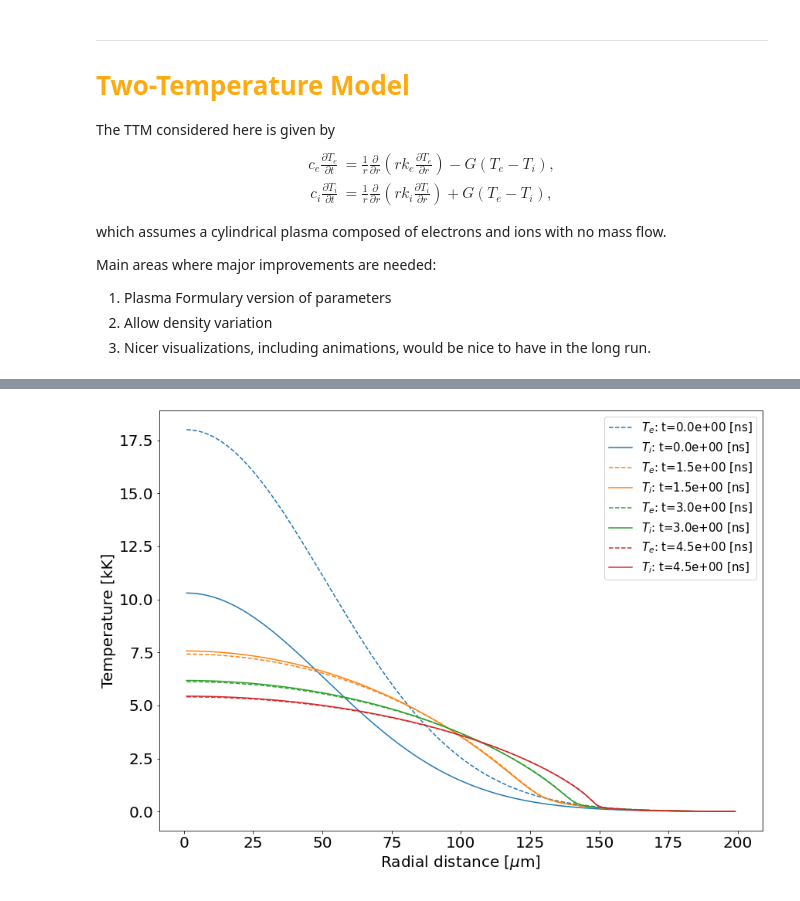
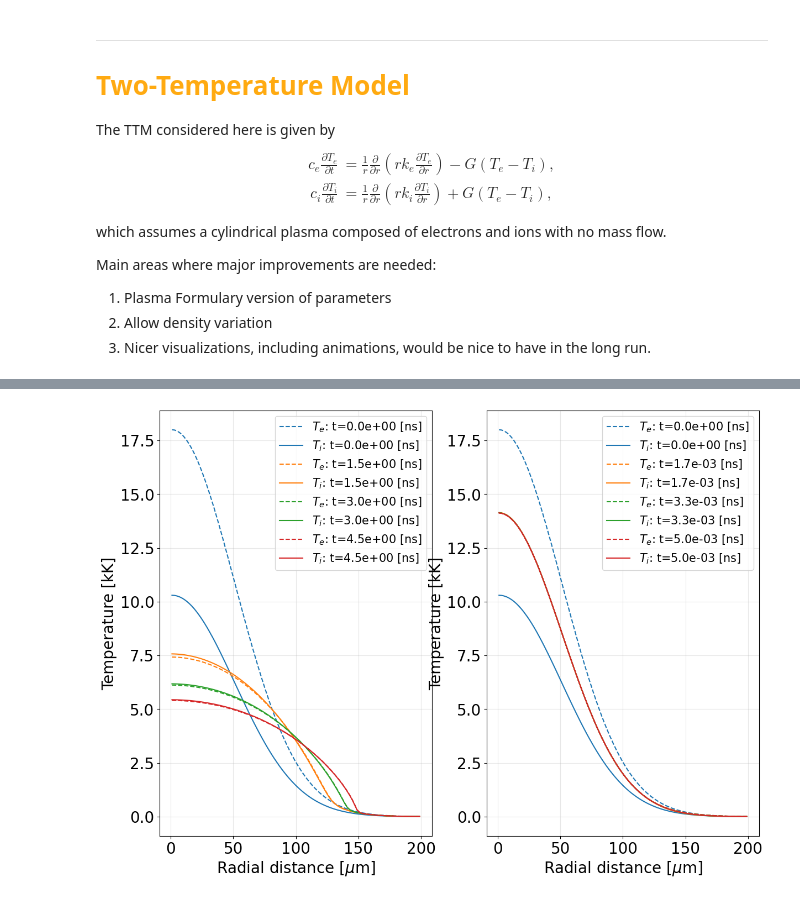
Before and after one commit to MurilloGroupMSU/Two-Temperature-Model, a Jupyter notebook: Two_Temperature_Plasma.ipynb, the cells around one changed output, grey strips where cells are left out. Saved outputs shown, nothing was run; the diff lists cells and outputs as text; code cells hidden in the pictures.

```diff
--- a/Two_Temperature_Plasma.ipynb
+++ b/Two_Temperature_Plasma.ipynb
@@ -45,24 +69,34 @@ ttm.solve_TTM(tmax=4.5e-9)
 # %%
-fig, ax = plt.subplots(figsize=(14,10),facecolor='w')
+def plot_temp_profiles(ttm, grid, plot_times = None, ax = None):
 
-plot_times = (np.linspace(0,len(ttm.t_list)*0.99,num=4,endpoint=True)).astype(int)  # Intermediate times for plotting
-# Plot temperature profiles at intermediate times
-plot_idx = 0
-for ti in plot_times:
-    t = ttm.t_list[ti]
-    ax.plot(grid.cell_centers*1e6, ttm.Te_list[ti][:-1]*1e-3, '--', color=colors[plot_idx], label=f"$T_e$: t={t*1e9:.1e} [ns]")
-    ax.plot(grid.cell_centers*1e6, ttm.Ti_list[ti][:-1]*1e-3, '-' , color=colors[plot_idx], label=f"$T_i$: t={t*1e9:.1e} [ns]")
-    plot_idx += 1
+    if plot_times is None:
+        plot_times = (np.linspace(0,len(ttm.t_list)*0.99,num=4,endpoint=True)).astype(int)  # Intermediate times for plotting
+
+    # Plot temperature profiles at intermediate times
+
+    if ax is None:
+        fig, ax = plt.subplots(figsize=(14,10),facecolor='w')
+
+    plot_idx = 0
+    for plot_idx, ti in enumerate(plot_times):
+        t = ttm_jt.t_list[ti]
+        ax.plot(grid.cell_centers*1e6, ttm.Te_list[ti][:-1]*1e-3, '--', color=colors[plot_idx], label=f"$T_e$: t={t*1e9:.1e} [ns]")
+        ax.plot(grid.cell_centers*1e6, ttm.Ti_list[ti][:-1]*1e-3, '-' , color=colors[plot_idx], label=f"$T_i$: t={t*1e9:.1e} [ns]")
+        # plot_idx += 1
 
 
-# Plot settings
-ax.set_xlabel(r"Radial distance [$\mu$m]",fontsize=20)
-ax.set_ylabel("Temperature [kK]",fontsize=20)
-ax.tick_params(labelsize=20)
-# ax.set_ylim(0,10.1)
-
-ax.legend(fontsize=15)
-plt.show()
+    # Plot settings
+    ax.set_xlabel(r"Radial distance [$\mu$m]",fontsize=20)
+    ax.set_ylabel("Temperature [kK]",fontsize=20)
+    ax.tick_params(labelsize=20)
+    # ax.set_ylim(0,10.1)
+    ax.legend(fontsize=15)
+    ax.grid(alpha = 0.3)
-# %% [output]
-[figure, removed]
+# %%
+fig, ax = plt.subplots(1,2, figsize=(14,10),facecolor='w')
+
+plot_temp_profiles(ttm_jt, grid, ax = ax[0])
+plot_temp_profiles(ttm_smt, grid, ax = ax[1])
+# %% [output]
+[figure, added]
 # %%
```
Also changed, not shown: parts of 8 cells of this notebook, 3 other files.
